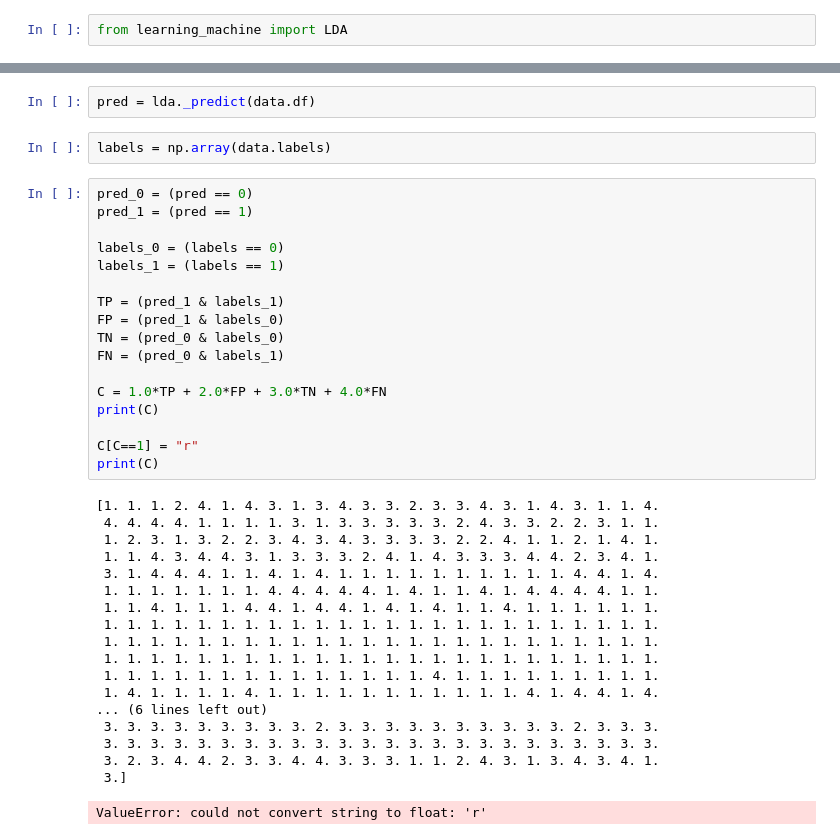
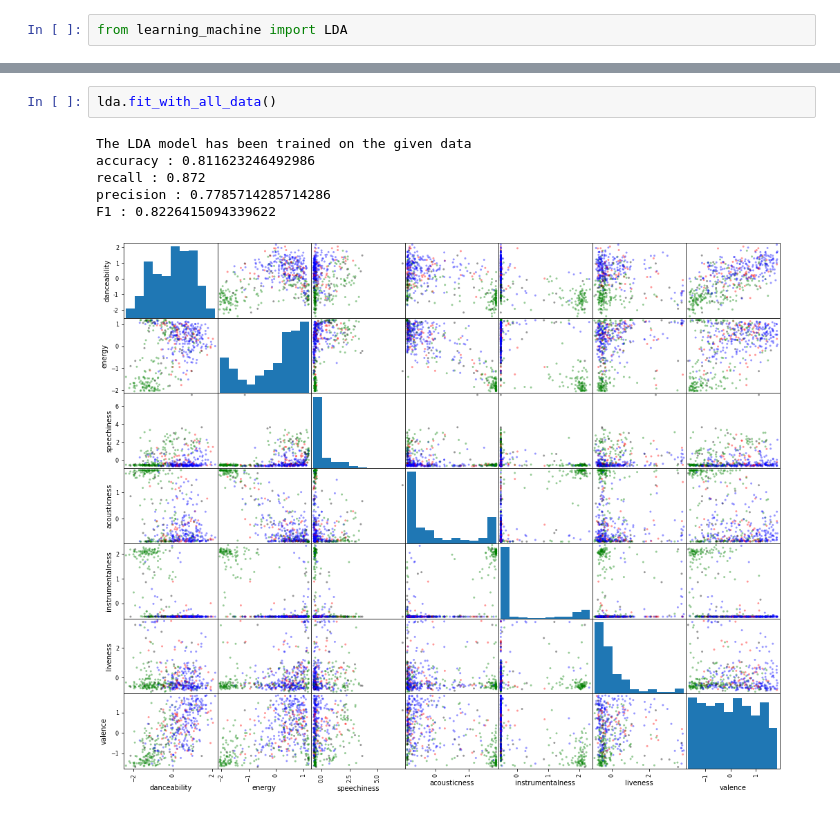
Before and after one commit to sergi-andreu/MMSL, a Jupyter notebook: Project.ipynb, the cells around one changed output, grey strips where cells are left out. Cells and saved outputs as stored; diff of their text form.

```diff
--- a/Project.ipynb
+++ b/Project.ipynb
@@ -89,40 +144,9 @@ lda.metrics
-# %%
-pred = lda._predict(data.df)
-# %%
-labels = np.array(data.labels)
-# %%
-pred_0 = (pred == 0)
-pred_1 = (pred == 1)
-
-labels_0 = (labels == 0)
-labels_1 = (labels == 1)
-
-TP = (pred_1 & labels_1)
-FP = (pred_1 & labels_0)
-TN = (pred_0 & labels_0)
-FN = (pred_0 & labels_1)
-
-C = 1.0*TP + 2.0*FP + 3.0*TN + 4.0*FN
-print(C)
-
-C[C==1] = "r"
-print(C)
-# %% [output]
-[1. 1. 1. 2. 4. 1. 4. 3. 1. 3. 4. 3. 3. 2. 3. 3. 4. 3. 1. 4. 3. 1. 1. 4.
- 4. 4. 4. 4. 1. 1. 1. 1. 3. 1. 3. 3. 3. 3. 3. 2. 4. 3. 3. 2. 2. 3. 1. 1.
- 1. 2. 3. 1. 3. 2. 2. 3. 4. 3. 4. 3. 3. 3. 3. 2. 2. 4. 1. 1. 2. 1. 4. 1.
- 1. 1. 4. 3. 4. 4. 3. 1. 3. 3. 3. 2. 4. 1. 4. 3. 3. 3. 4. 4. 2. 3. 4. 1.
- 3. 1. 4. 4. 4. 1. 1. 4. 1. 4. 1. 1. 1. 1. 1. 1. 1. 1. 1. 1. 4. 4. 1. 4.
- 1. 1. 1. 1. 1. 1. 1. 4. 4. 4. 4. 4. 1. 4. 1. 1. 4. 1. 4. 4. 4. 4. 1. 1.
- 1. 1. 4. 1. 1. 1. 4. 4. 1. 4. 4. 1. 4. 1. 4. 1. 1. 4. 1. 1. 1. 1. 1. 1.
- 1. 1. 1. 1. 1. 1. 1. 1. 1. 1. 1. 1. 1. 1. 1. 1. 1. 1. 1. 1. 1. 1. 1. 1.
- 1. 1. 1. 1. 1. 1. 1. 1. 1. 1. 1. 1. 1. 1. 1. 1. 1. 1. 1. 1. 1. 1. 1. 1.
- 1. 1. 1. 1. 1. 1. 1. 1. 1. 1. 1. 1. 1. 1. 1. 1. 1. 1. 1. 1. 1. 1. 1. 1.
- 1. 1. 1. 1. 1. 1. 1. 1. 1. 1. 1. 1. 1. 1. 4. 1. 1. 1. 1. 1. 1. 1. 1. 1.
- 1. 4. 1. 1. 1. 1. 4. 1. 1. 1. 1. 1. 1. 1. 1. 1. 1. 1. 4. 1. 4. 4. 1. 4.
-... (6 lines left out)
- 3. 3. 3. 3. 3. 3. 3. 3. 3. 2. 3. 3. 3. 3. 3. 3. 3. 3. 3. 3. 2. 3. 3. 3.
- 3. 3. 3. 3. 3. 3. 3. 3. 3. 3. 3. 3. 3. 3. 3. 3. 3. 3. 3. 3. 3. 3. 3. 3.
- 3. 2. 3. 4. 4. 2. 3. 3. 4. 4. 3. 3. 3. 1. 1. 2. 4. 3. 1. 3. 4. 3. 4. 1.
- 3.]
-ValueError: could not convert string to float: 'r'
+# %%
+lda.fit_with_all_data()
+# %% [output]
+The LDA model has been trained on the given data
+accuracy : 0.811623246492986
+recall : 0.872
+precision : 0.7785714285714286
+F1 : 0.8226415094339622
+[figure, added]
```
Also changed, not shown: parts of 13 cells of this notebook, 2 other files.
